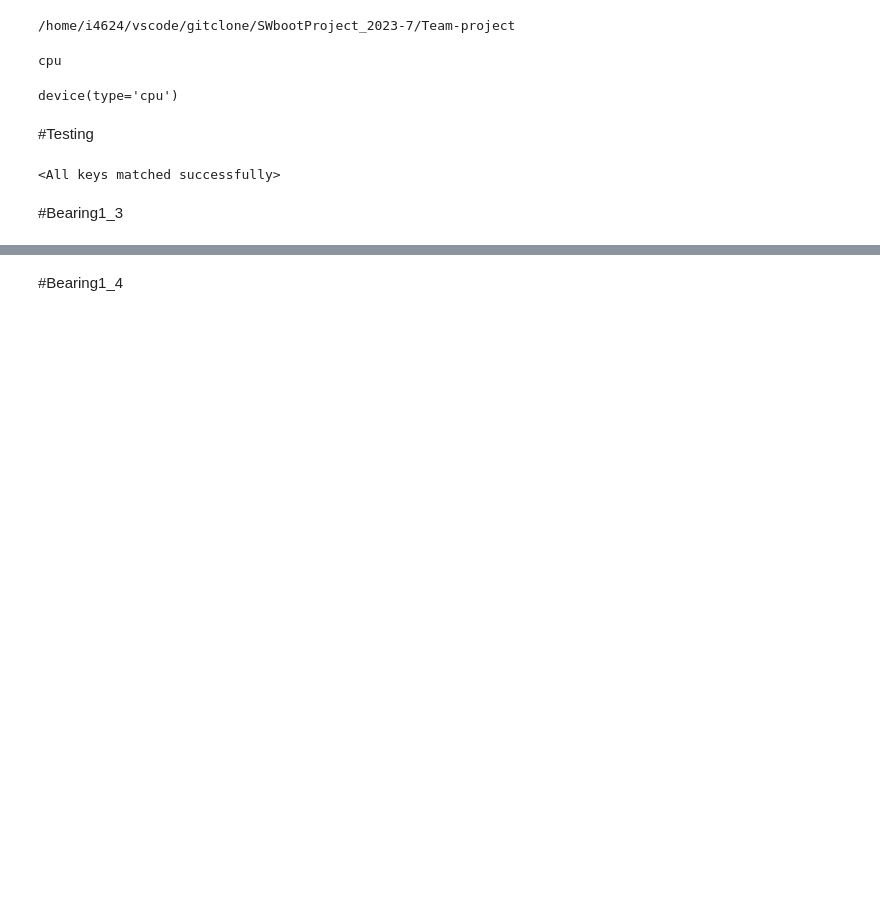
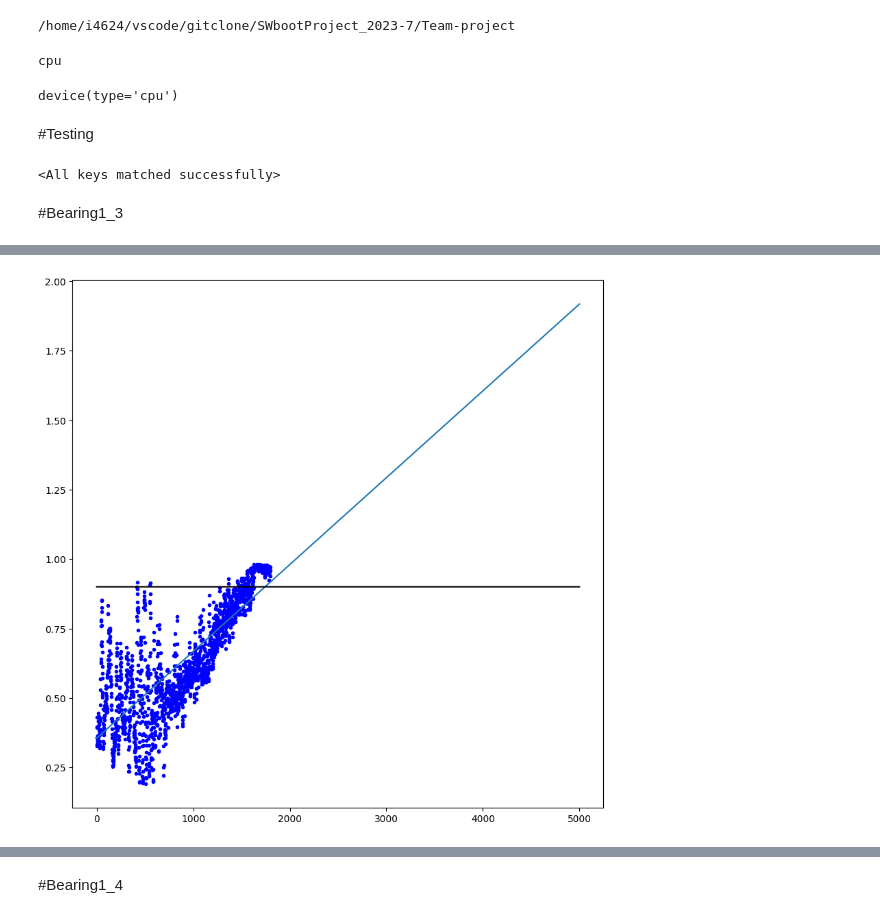
Before and after one commit to choi4624/SWbootProject_2023-7, a Jupyter notebook: Team-project/model/CNN-LSTM/RUL_Prediction-main/CNN+LSTM_Model_on_Test_Data_.ipynb, the cells around one changed output, grey strips where cells are left out. Drawn from its saved outputs; the diff is of its cells as text; code cells hidden in the pictures; blank space fills up the shorter version.

```diff
--- a/Team-project/model/CNN-LSTM/RUL_Prediction-main/CNN+LSTM_Model_on_Test_Data_.ipynb
+++ b/Team-project/model/CNN-LSTM/RUL_Prediction-main/CNN+LSTM_Model_on_Test_Data_.ipynb
@@ -278,3 +278,33 @@ plt.show()
+# %%
+import csv
+
+# Create the data
+X = np.arange(len(results['predictions'])).reshape(-1, 1)
+y = np.array(results['predictions']).reshape(-1, 1)
+reg = LinearRegression().fit(X, y)
+
+# Create the test data
+X_test = np.linspace(0, 5000, 10000).reshape(-1, 1)
+y_test = reg.predict(X_test)
+
+# Create the figure and axes
+fig, ax = plt.subplots(nrows=1, ncols=1, figsize=[10, 10])
+
+# Plot the data
+ax.scatter(range(len(results['predictions'])), results['predictions'], c='b', marker='.', label='predictions')
+ax.plot(X_test, y_test)
+ax.plot(X_test, [0.9]*len(X_test), 'k')
+
+# Save the figure to a CSV file
+with open('data.csv', 'w', newline='') as csvfile:
+    writer = csv.writer(csvfile, delimiter=',')
+    writer.writerow(['x', 'y'])
+    for i in range(len(X)):
+        writer.writerow([X[i], y[i]])
+
+plt.show()
+# %% [output]
+[figure, added]
 # %%
 X = np.arange(len(results['predictions'])).reshape(-1,1)
 y = np.array(results['predictions']).reshape(-1, 1)
```
Also changed, not shown: parts of 6 cells of this notebook, 4 other files.
